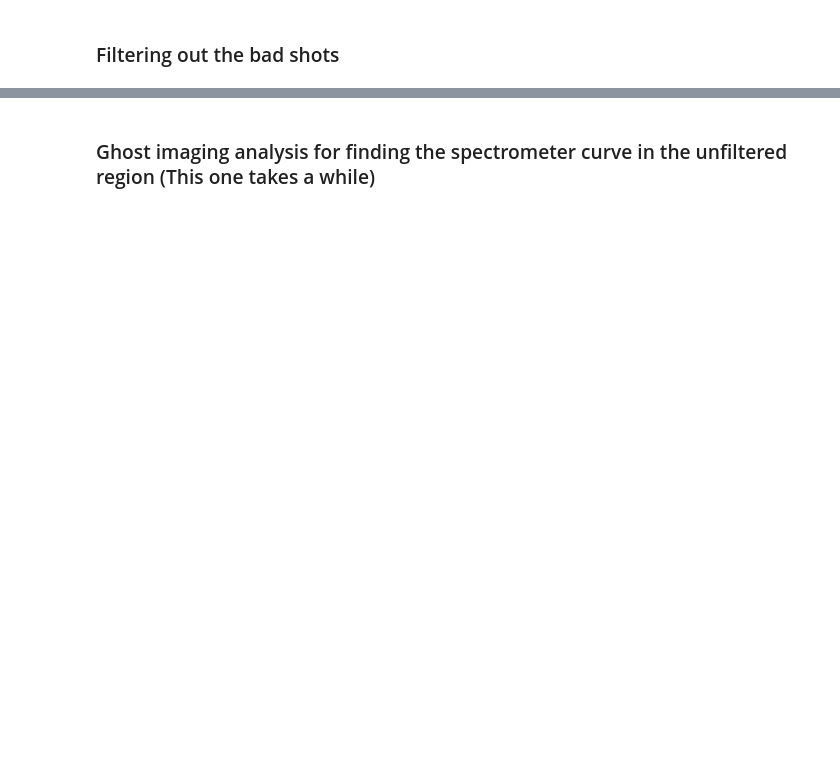
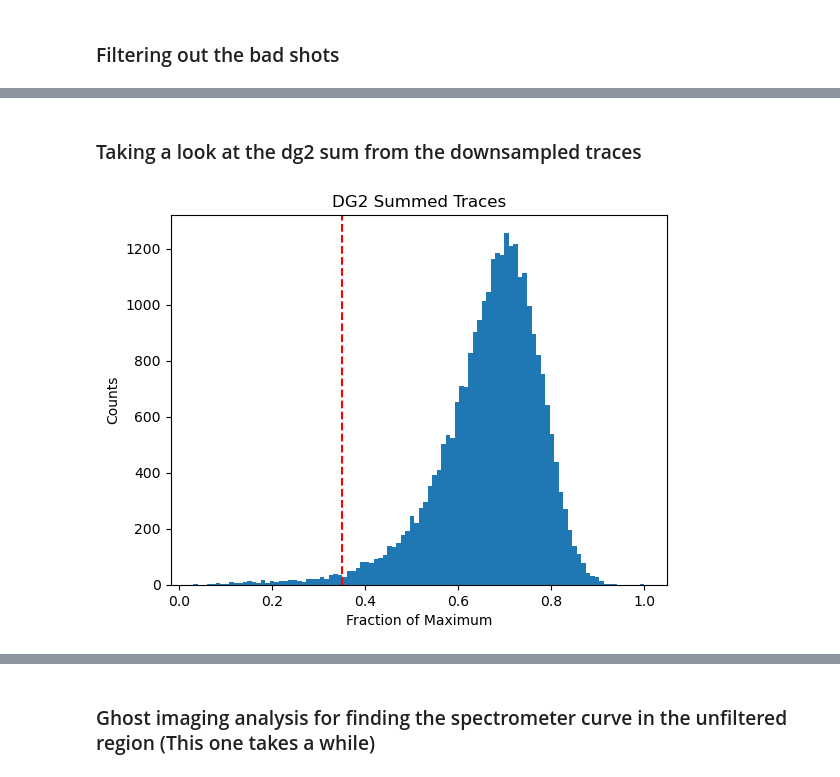
Before and after one commit to Weber-Group/L-10376, a Jupyter notebook: Nonlinear_Analysis.ipynb, the cells around one changed output, grey strips where cells are left out. Saved outputs shown, nothing was run; the diff lists cells and outputs as text; code cells hidden in the pictures; blank space fills up the shorter version.

```diff
--- a/Nonlinear_Analysis.ipynb
+++ b/Nonlinear_Analysis.ipynb
@@ -167,0 +156,24 @@ specGood = spec[goodSpecIdx]
+# %% [markdown]
+### Taking a look at the dg2 sum from the downsampled traces
+# %%
+# Reworking the dg2 traces to have 0 offset and the direction is positive going
+############
+dg2Low = 0.35 # Mask cutoff for linearity
+############
+dg2Sum = [] # Empty the array
+for trace in dg2traces[goodSpecIdx]:
+    sumTrace = trace.sum(axis=0) # Sum the 8 traces from each diode
+    baseline = sumTrace[0:5].mean() # Find the baseline by looking at the first few values
+    dg2Sum.append(np.sum(-1*(sumTrace-baseline))) # Subtract the basline, invert the trace, sum it up for each shot
+dg2Sum = np.array(dg2Sum) # Turn into a np array
+plt.hist(dg2Sum/dg2Sum.max(),bins=100)
+plt.axvline(dg2Low,color='r',linestyle='--')
+plt.title('DG2 Summed Traces')
+plt.xlabel('Fraction of Maximum')
+plt.ylabel('Counts')
+plt.show()
+plt.show()
+
+dg2LowIdx = ((dg2Sum/dg2Sum.max())<dg2Low) # Creating the mask
+# %% [output]
+[figure, added]
```
Also changed, not shown: parts of 21 cells of this notebook.
